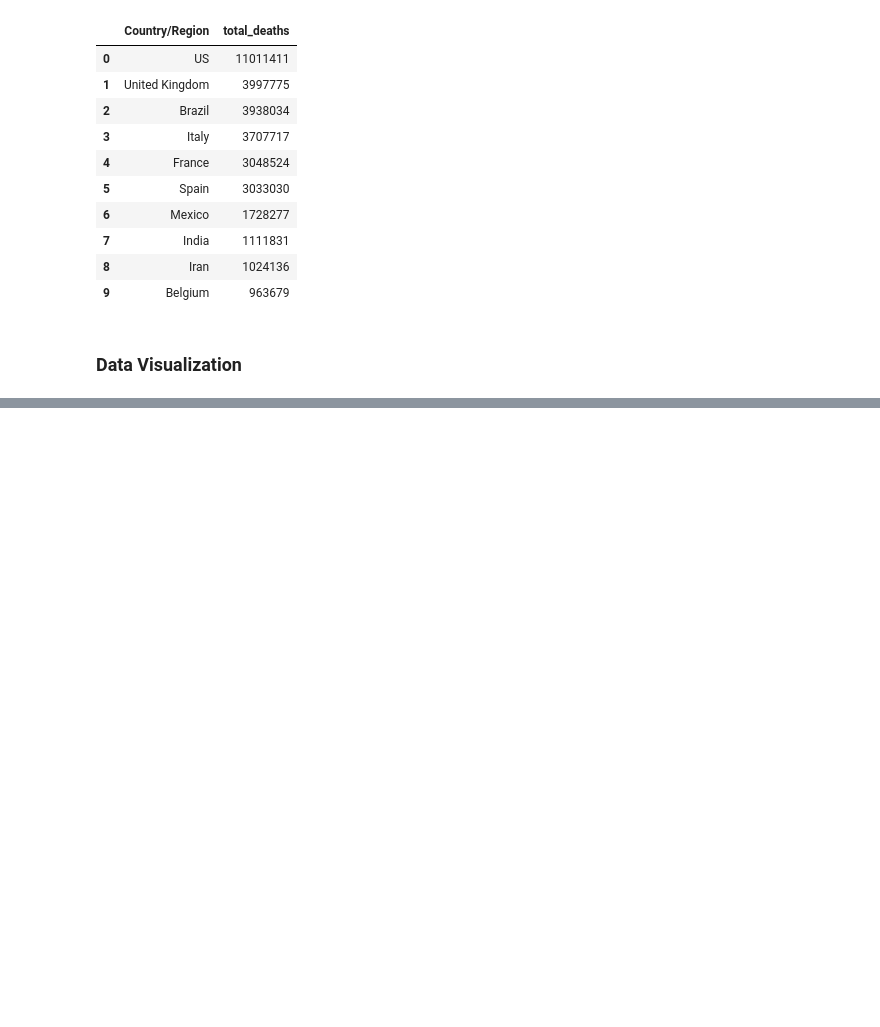
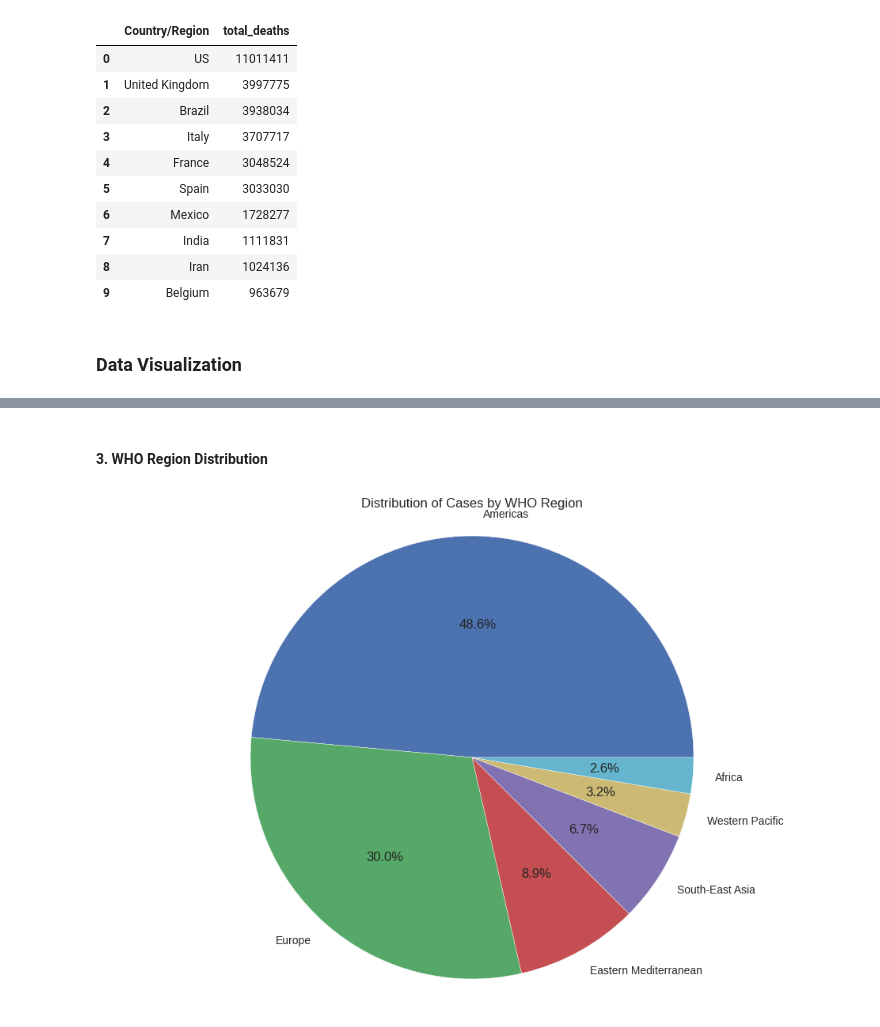
Before and after one commit to iAbanoubSamir/covid19-analysis, a Jupyter notebook: CovidDataAnalysis.ipynb, the cells around one changed output, grey strips where cells are left out. Saved outputs shown, nothing was run; the diff lists cells and outputs as text; code cells hidden in the pictures; blank space fills up the shorter version.

```diff
--- a/CovidDataAnalysis.ipynb
+++ b/CovidDataAnalysis.ipynb
@@ -442,0 +492,11 @@ LIMIT 10;
+# %% [markdown]
+#### 3. WHO Region Distribution
+# %%
+plt.figure(figsize=(12, 8))
+region_confirmed = region_summary.set_index('WHO Region')['Confirmed']
+plt.pie(region_confirmed, labels=region_confirmed.index, autopct='%1.1f%%')
+plt.title('Distribution of Cases by WHO Region')
+plt.axis('equal')
+plt.show()
+# %% [output]
+[figure, added]
```
Also changed, not shown: parts of 14 cells of this notebook, 4 other files.
